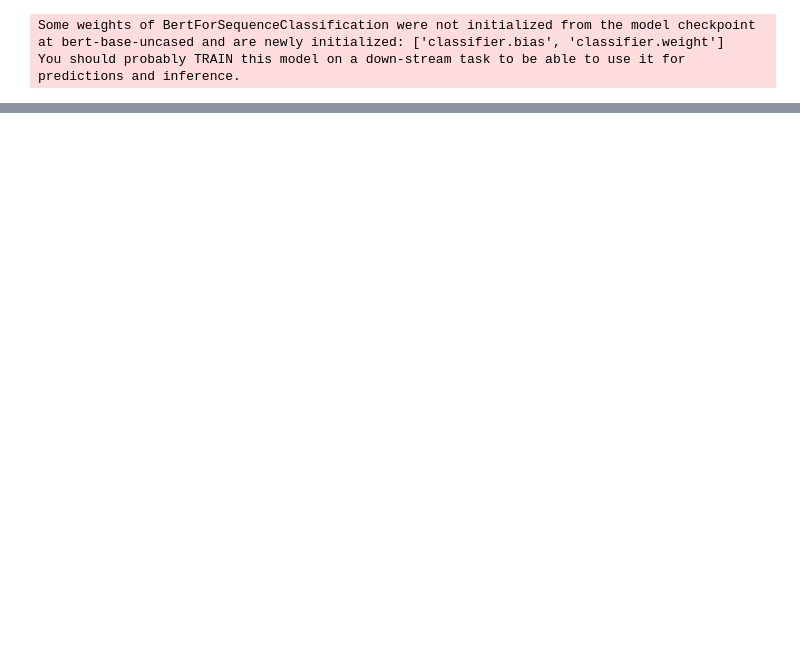
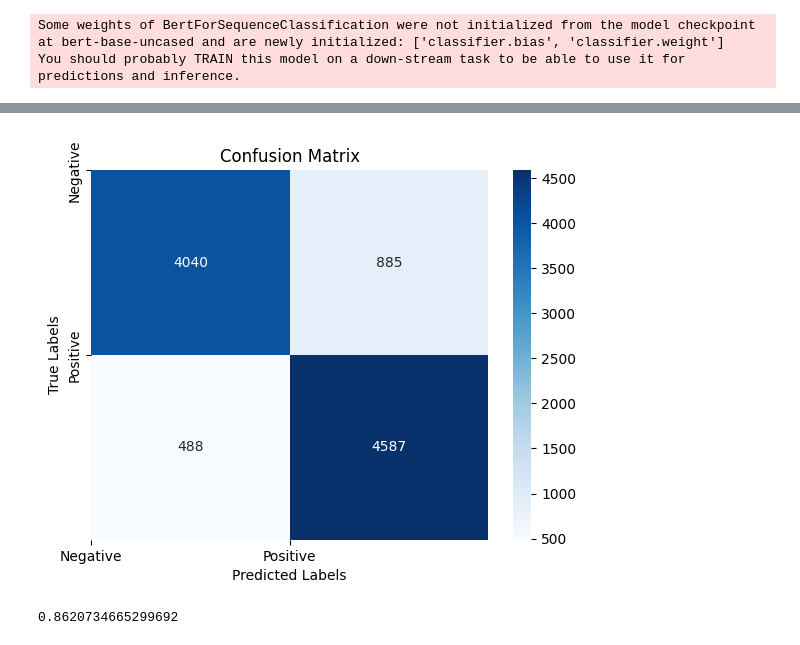
Before and after one commit to Himanshu-Dharma/master-thesis-feature-extraction-and-sentiment-analysis-using-deep-learning, a Jupyter notebook: Thesis_Code.ipynb, the cells around one changed output, grey strips where cells are left out. Cells and saved outputs as stored; diff of their text form; code cells hidden in the pictures; blank space fills up the shorter version.

```diff
--- a/Thesis_Code.ipynb
+++ b/Thesis_Code.ipynb
@@ -2022,2 +2043,32 @@ y_test = df_combined['Target'].to_numpy()
+# %%
+import seaborn as sns
+import matplotlib.pyplot as plt
+from sklearn.metrics import confusion_matrix
+
+# Calculate confusion matrix
+confusion_mat = confusion_matrix(y_true, y_pred)
+
+# Create a heatmap of the confusion matrix
+sns.heatmap(confusion_mat, annot=True, cmap='Blues', fmt='d')
+
+# Add labels, title, and axis ticks
+plt.xlabel('Predicted Labels')
+plt.ylabel('True Labels')
+plt.title('Confusion Matrix')
+plt.xticks([0, 1], ['Negative', 'Positive'])
+plt.yticks([0, 1], ['Negative', 'Positive'])
+
+# Display the plot
+plt.show()
+# %% [output]
+[figure, added]
+# %%
+from sklearn.metrics import roc_auc_score
+
+# Calculate AUC-ROC score
+auc_roc = roc_auc_score(y_true, y_pred)
+auc_roc
+# %% [output]
+0.8620734665299692
 # %%
 import torch
```
Also changed, not shown: parts of 45 cells of this notebook.
